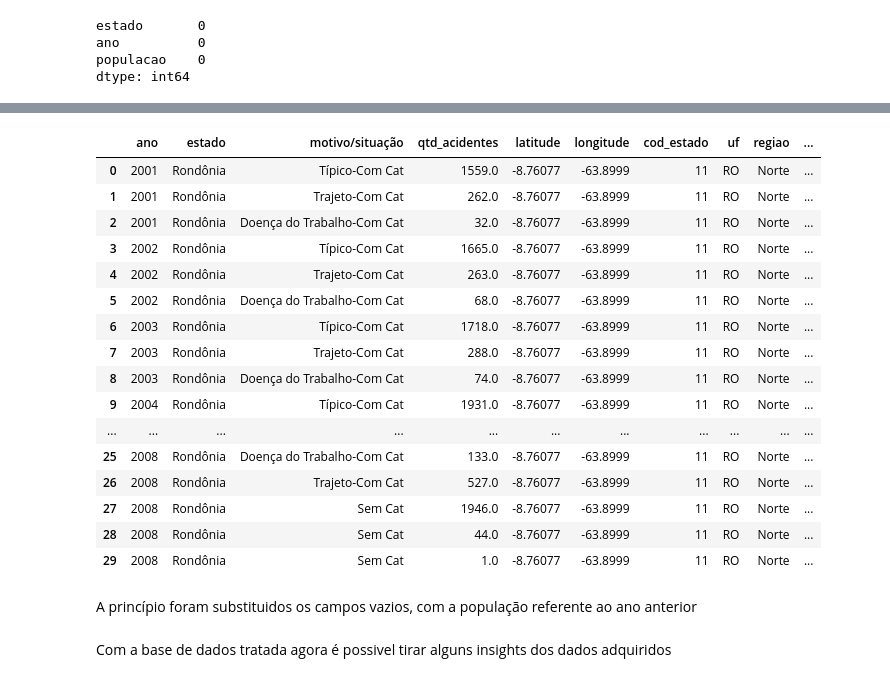
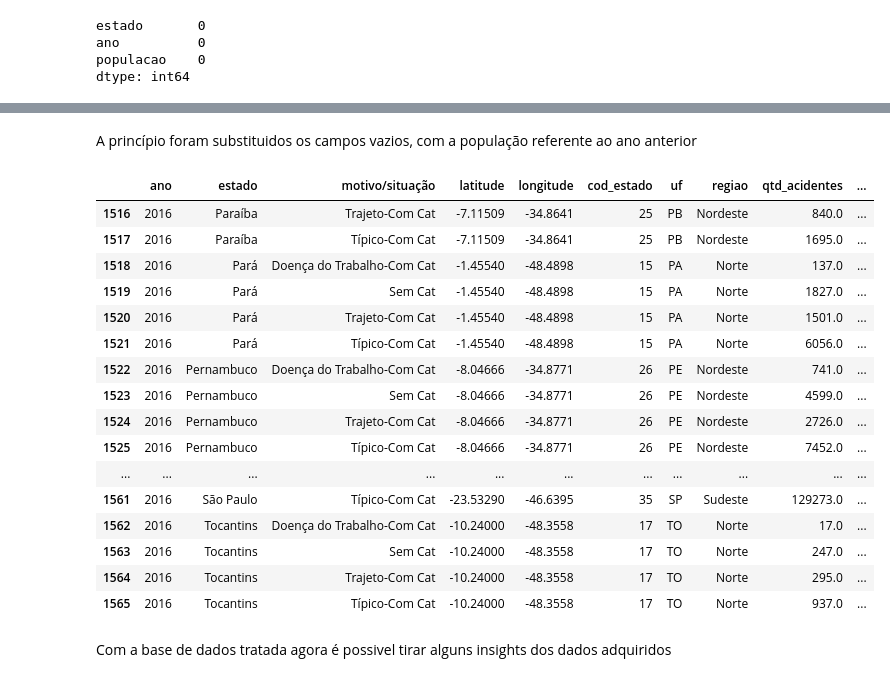
Before and after one commit to lorransr/CAT, a Jupyter notebook: Acidentes_de_Trabalho.ipynb, the cells around one changed output, grey strips where cells are left out. Drawn from its saved outputs; the diff is of its cells as text; code cells hidden in the pictures.

```diff
--- a/Acidentes_de_Trabalho.ipynb
+++ b/Acidentes_de_Trabalho.ipynb
@@ -194,0 +239,2 @@ dtype: int64
+# %%
+df_uf = df_uf.groupby(["ano","estado","motivo/situação","latitude","longitude","cod_estado","uf","regiao"])[["qtd_acidentes"]].sum().reset_index()
@@ -195,3 +261,4 @@ dtype: int64
 # %%
-teste = df_uf.merge(dim_pop[["ano","estado","populacao"]],
+#adicionando os dados populacionais
+df_uf = df_uf.merge(dim_pop[["ano","estado","populacao"]],
                     on =["ano","estado"], how="left")
@@ -223,20 +264,0 @@ sns.boxplot(y="qtd_acidentes",data=df_uf)
-# %%
-teste.head(30)
-# %% [output]
-|  | ano | estado | motivo/situação | qtd_acidentes | latitude | longitude | cod_estado | uf | regiao | ... |
-| 0 | 2001 | Rondônia | Típico-Com Cat | 1559.0 | -8.76077 | -63.8999 | 11 | RO | Norte | ... |
-| 1 | 2001 | Rondônia | Trajeto-Com Cat | 262.0 | -8.76077 | -63.8999 | 11 | RO | Norte | ... |
-| 2 | 2001 | Rondônia | Doença do Trabalho-Com Cat | 32.0 | -8.76077 | -63.8999 | 11 | RO | Norte | ... |
-| 3 | 2002 | Rondônia | Típico-Com Cat | 1665.0 | -8.76077 | -63.8999 | 11 | RO | Norte | ... |
-| 4 | 2002 | Rondônia | Trajeto-Com Cat | 263.0 | -8.76077 | -63.8999 | 11 | RO | Norte | ... |
-| 5 | 2002 | Rondônia | Doença do Trabalho-Com Cat | 68.0 | -8.76077 | -63.8999 | 11 | RO | Norte | ... |
-| 6 | 2003 | Rondônia | Típico-Com Cat | 1718.0 | -8.76077 | -63.8999 | 11 | RO | Norte | ... |
-| 7 | 2003 | Rondônia | Trajeto-Com Cat | 288.0 | -8.76077 | -63.8999 | 11 | RO | Norte | ... |
-| 8 | 2003 | Rondônia | Doença do Trabalho-Com Cat | 74.0 | -8.76077 | -63.8999 | 11 | RO | Norte | ... |
-| 9 | 2004 | Rondônia | Típico-Com Cat | 1931.0 | -8.76077 | -63.8999 | 11 | RO | Norte | ... |
-| ... | ... | ... | ... | ... | ... | ... | ... | ... | ... | ... |
-| 25 | 2008 | Rondônia | Doença do Trabalho-Com Cat | 133.0 | -8.76077 | -63.8999 | 11 | RO | Norte | ... |
-| 26 | 2008 | Rondônia | Trajeto-Com Cat | 527.0 | -8.76077 | -63.8999 | 11 | RO | Norte | ... |
-| 27 | 2008 | Rondônia | Sem Cat | 1946.0 | -8.76077 | -63.8999 | 11 | RO | Norte | ... |
-| 28 | 2008 | Rondônia | Sem Cat | 44.0 | -8.76077 | -63.8999 | 11 | RO | Norte | ... |
-| 29 | 2008 | Rondônia | Sem Cat | 1.0 | -8.76077 | -63.8999 | 11 | RO | Norte | ... |
@@ -245,4 +265,4 @@ dasdafa
 # %% [markdown]
 A princípio foram substituidos os campos vazios, com a população referente ao ano anterior
 # %%
-df_uf["populacao"] = df_uf.groupby(["estado"])["populacao"].ffill()
+df_uf["populacao"] = df_uf.sort_values(by=["estado","ano"]).groupby(["estado"])["populacao"].ffill()
@@ -251,3 +269,23 @@ df_uf.head(50)
+# %%
+df_uf.tail()
+# %% [output]
+|  | ano | estado | motivo/situação | latitude | longitude | cod_estado | uf | regiao | qtd_acidentes | ... |
+| 1516 | 2016 | Paraíba | Trajeto-Com Cat | -7.11509 | -34.8641 | 25 | PB | Nordeste | 840.0 | ... |
+| 1517 | 2016 | Paraíba | Típico-Com Cat | -7.11509 | -34.8641 | 25 | PB | Nordeste | 1695.0 | ... |
+| 1518 | 2016 | Pará | Doença do Trabalho-Com Cat | -1.45540 | -48.4898 | 15 | PA | Norte | 137.0 | ... |
+| 1519 | 2016 | Pará | Sem Cat | -1.45540 | -48.4898 | 15 | PA | Norte | 1827.0 | ... |
+| 1520 | 2016 | Pará | Trajeto-Com Cat | -1.45540 | -48.4898 | 15 | PA | Norte | 1501.0 | ... |
+| 1521 | 2016 | Pará | Típico-Com Cat | -1.45540 | -48.4898 | 15 | PA | Norte | 6056.0 | ... |
+| 1522 | 2016 | Pernambuco | Doença do Trabalho-Com Cat | -8.04666 | -34.8771 | 26 | PE | Nordeste | 741.0 | ... |
+| 1523 | 2016 | Pernambuco | Sem Cat | -8.04666 | -34.8771 | 26 | PE | Nordeste | 4599.0 | ... |
+| 1524 | 2016 | Pernambuco | Trajeto-Com Cat | -8.04666 | -34.8771 | 26 | PE | Nordeste | 2726.0 | ... |
+| 1525 | 2016 | Pernambuco | Típico-Com Cat | -8.04666 | -34.8771 | 26 | PE | Nordeste | 7452.0 | ... |
+| ... | ... | ... | ... | ... | ... | ... | ... | ... | ... | ... |
+| 1561 | 2016 | São Paulo | Típico-Com Cat | -23.53290 | -46.6395 | 35 | SP | Sudeste | 129273.0 | ... |
+| 1562 | 2016 | Tocantins | Doença do Trabalho-Com Cat | -10.24000 | -48.3558 | 17 | TO | Norte | 17.0 | ... |
+| 1563 | 2016 | Tocantins | Sem Cat | -10.24000 | -48.3558 | 17 | TO | Norte | 247.0 | ... |
+| 1564 | 2016 | Tocantins | Trajeto-Com Cat | -10.24000 | -48.3558 | 17 | TO | Norte | 295.0 | ... |
+| 1565 | 2016 | Tocantins | Típico-Com Cat | -10.24000 | -48.3558 | 17 | TO | Norte | 937.0 | ... |
 # %% [markdown]
 Com a base de dados tratada agora é possivel tirar alguns insights dos dados adquiridos
 # %%
```
Also changed, not shown: parts of 10 cells of this notebook.
